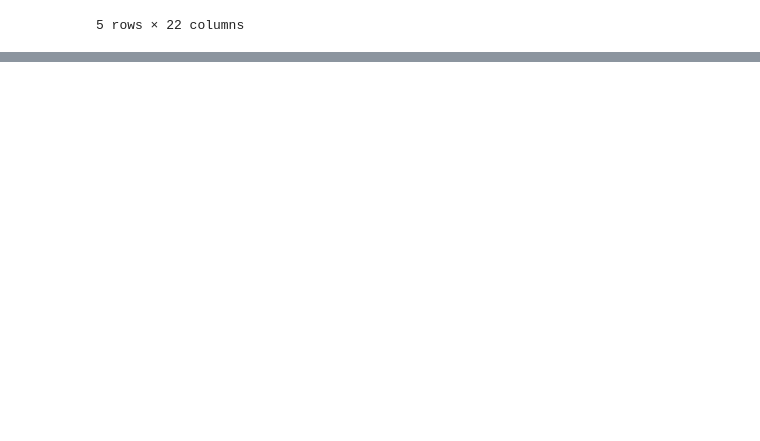
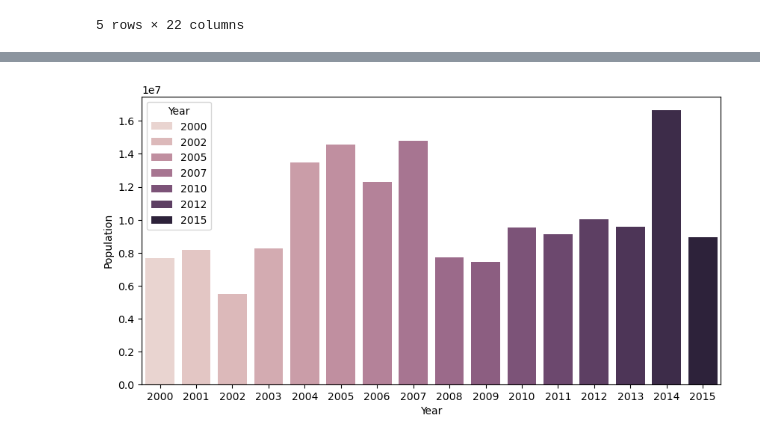
Before and after one commit to EmperorSeyi/Life-Expectancy-Project, a Jupyter notebook: Life-Expectancy.ipynb, the cells around one changed output, grey strips where cells are left out. Drawn from its saved outputs; the diff is of its cells as text; code cells hidden in the pictures; blank space fills up the shorter version.

```diff
--- a/Life-Expectancy.ipynb
+++ b/Life-Expectancy.ipynb
@@ -16,0 +241,3 @@ df.head()
+# %%
+population_by_year = df[["Year", "Population"]].groupby("Year").mean()
+population_by_year.head()
@@ -16,0 +252,6 @@ df.head()
+# %%
+fig,ax = plt.subplots(figsize=(10,5))
+sns.barplot(population_by_year, x="Year", y="Population", hue = "Year")
+plt.show()
+# %% [output]
+[figure, added]
```
Also changed, not shown: parts of 49 cells of this notebook.
